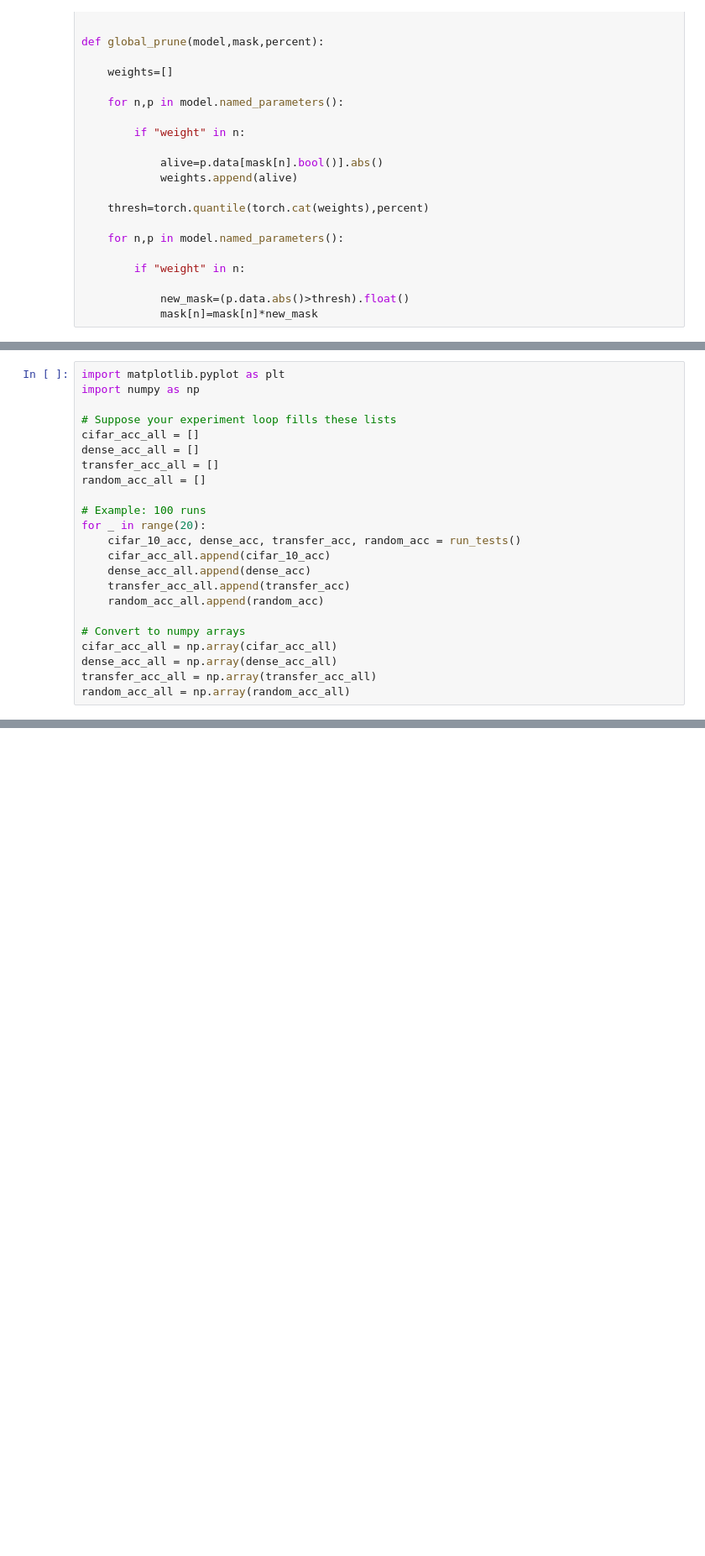
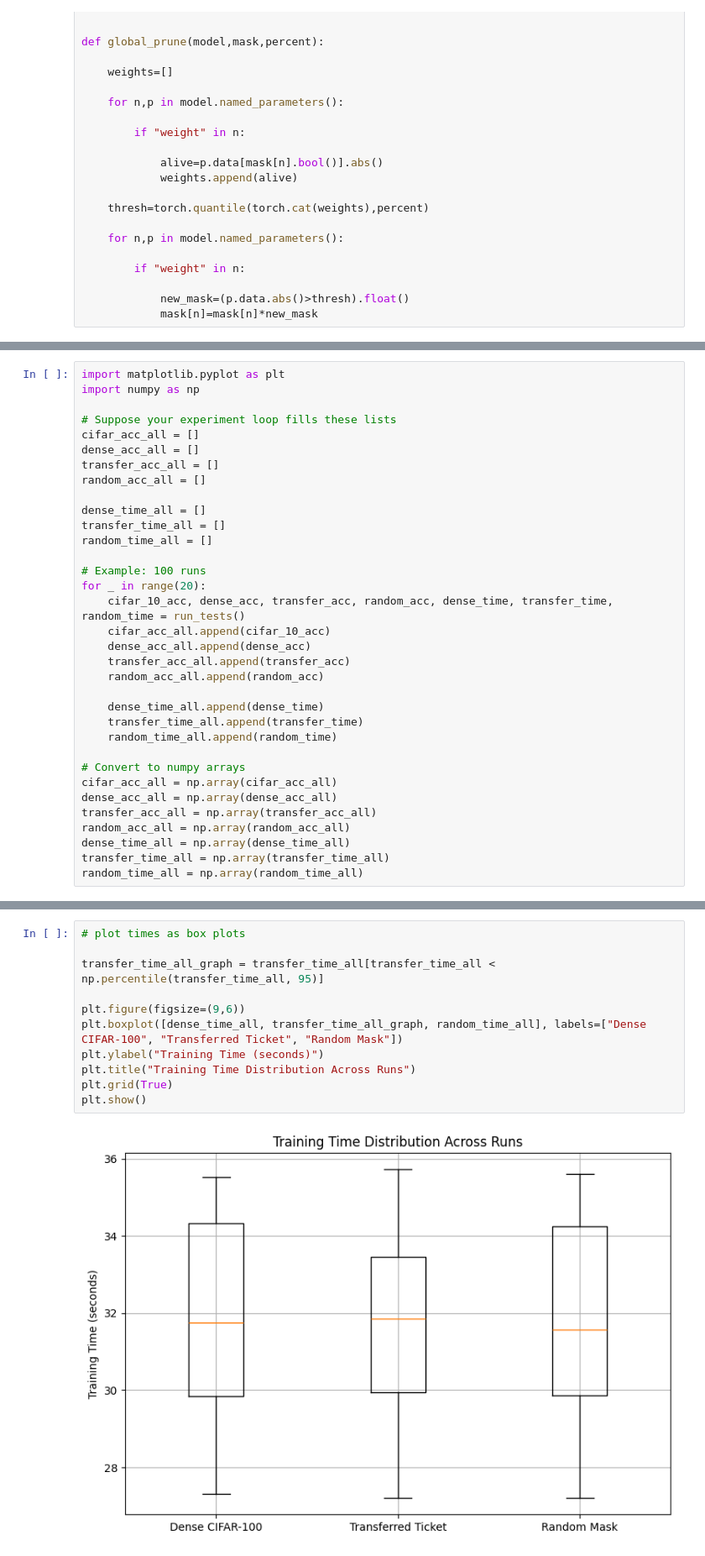
Before and after one commit to qndo1/math216B, a Jupyter notebook: Final_proj/cifar10_v_100.ipynb, the cells around one changed output, grey strips where cells are left out. Shown at 84% size. Saved outputs shown, nothing was run; the diff lists cells and outputs as text; blank space fills up the shorter version.

Commit message:
graphs and figures

```diff
--- a/Final_proj/cifar10_v_100.ipynb
+++ b/Final_proj/cifar10_v_100.ipynb
@@ -302,18 +327,29 @@ dense_acc_all = []
 transfer_acc_all = []
 random_acc_all = []
 
+dense_time_all = []
+transfer_time_all = []
+random_time_all = []
+
 # Example: 100 runs
 for _ in range(20):
-    cifar_10_acc, dense_acc, transfer_acc, random_acc = run_tests()
+    cifar_10_acc, dense_acc, transfer_acc, random_acc, dense_time, transfer_time, random_time = run_tests()
     cifar_acc_all.append(cifar_10_acc)
     dense_acc_all.append(dense_acc)
     transfer_acc_all.append(transfer_acc)
     random_acc_all.append(random_acc)
+
+    dense_time_all.append(dense_time)
+    transfer_time_all.append(transfer_time)
+    random_time_all.append(random_time)
 
 # Convert to numpy arrays
 cifar_acc_all = np.array(cifar_acc_all)
 dense_acc_all = np.array(dense_acc_all)
 transfer_acc_all = np.array(transfer_acc_all)
 random_acc_all = np.array(random_acc_all)
+dense_time_all = np.array(dense_time_all)
+transfer_time_all = np.array(transfer_time_all)
+random_time_all = np.array(random_time_all)
 # %% [output]
 Finding CIFAR10 ticket
@@ -424,0 +470,13 @@ plt.show()
+# %%
+# plot times as box plots
+
+transfer_time_all_graph = transfer_time_all[transfer_time_all < np.percentile(transfer_time_all, 95)]
+
+plt.figure(figsize=(9,6))
+plt.boxplot([dense_time_all, transfer_time_all_graph, random_time_all], labels=["Dense CIFAR-100", "Transferred Ticket", "Random Mask"])
+plt.ylabel("Training Time (seconds)")
+plt.title("Training Time Distribution Across Runs")
+plt.grid(True)
+plt.show()
+# %% [output]
+[figure, added]
```
Also changed, not shown: parts of 6 cells of this notebook, 16 other files.
